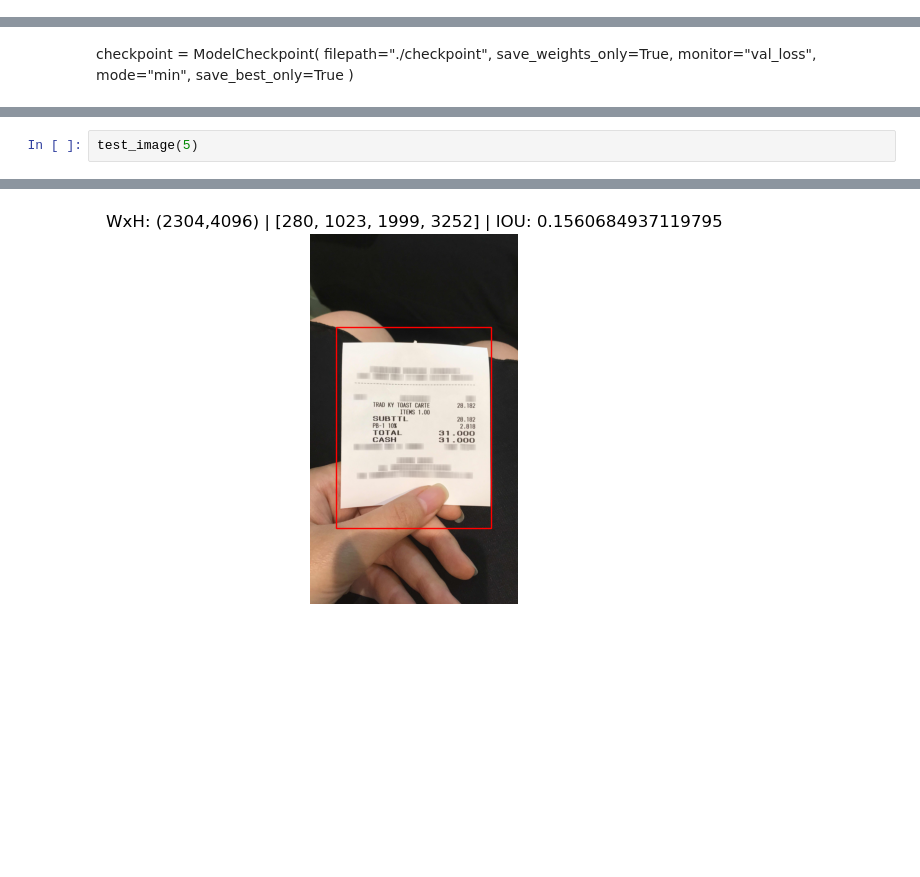
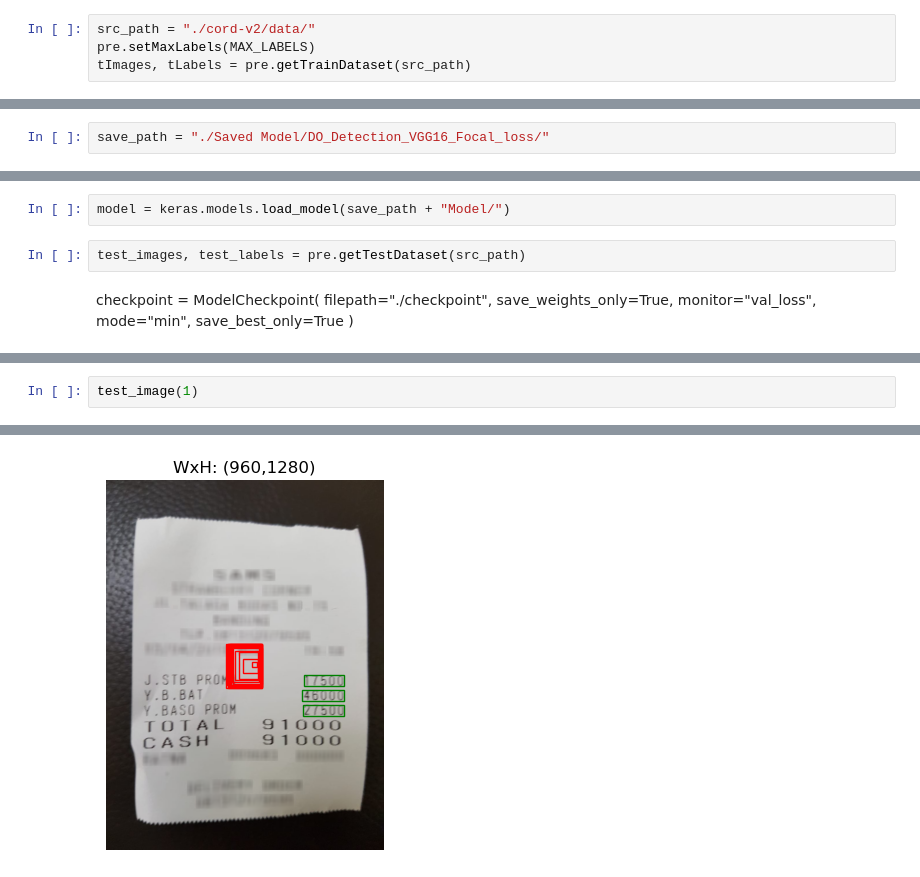
Before and after one commit to ipiriyan2002/Multi-modal-Information-extraction-on-product-images-from-auction-websites, a Jupyter notebook: Region_Detection_CORD.ipynb, the cells around one changed output, grey strips where cells are left out. Drawn from its saved outputs; the diff is of its cells as text; blank space fills up the shorter version.

```diff
--- a/Region_Detection_CORD.ipynb
+++ b/Region_Detection_CORD.ipynb
@@ -276,3 +33,7 @@ Defining pre-process function for labels
+# %%
+src_path = "./cord-v2/data/"
+pre.setMaxLabels(MAX_LABELS)
+tImages, tLabels = pre.getTrainDataset(src_path)
 # %%
 print("Pre-processing the datasets...")
 
@@ -381,0 +170,2 @@ Epoch 5/5
+# %%
+save_path = "./Saved Model/DO_Detection_VGG16_Focal_loss/"
@@ -419,3 +201,7 @@ history2.history
+# %%
+model = keras.models.load_model(save_path + "Model/")
+# %%
+test_images, test_labels = pre.getTestDataset(src_path)
 # %% [markdown]
 checkpoint = ModelCheckpoint(
     filepath="./checkpoint",
@@ -463,5 +259,5 @@ def test_image(idx):
     plt.axis('off')
     plt.show()
 # %%
-test_image(5)
+test_image(1)
 # %% [output]
@@ -470,4 +265,4 @@ test_image(5)
-[figure, old version]
+[figure, new version]
 # %%
 test_image(10)
 # %% [output]
```
Also changed, not shown: parts of 50 cells of this notebook, 5 other files.
